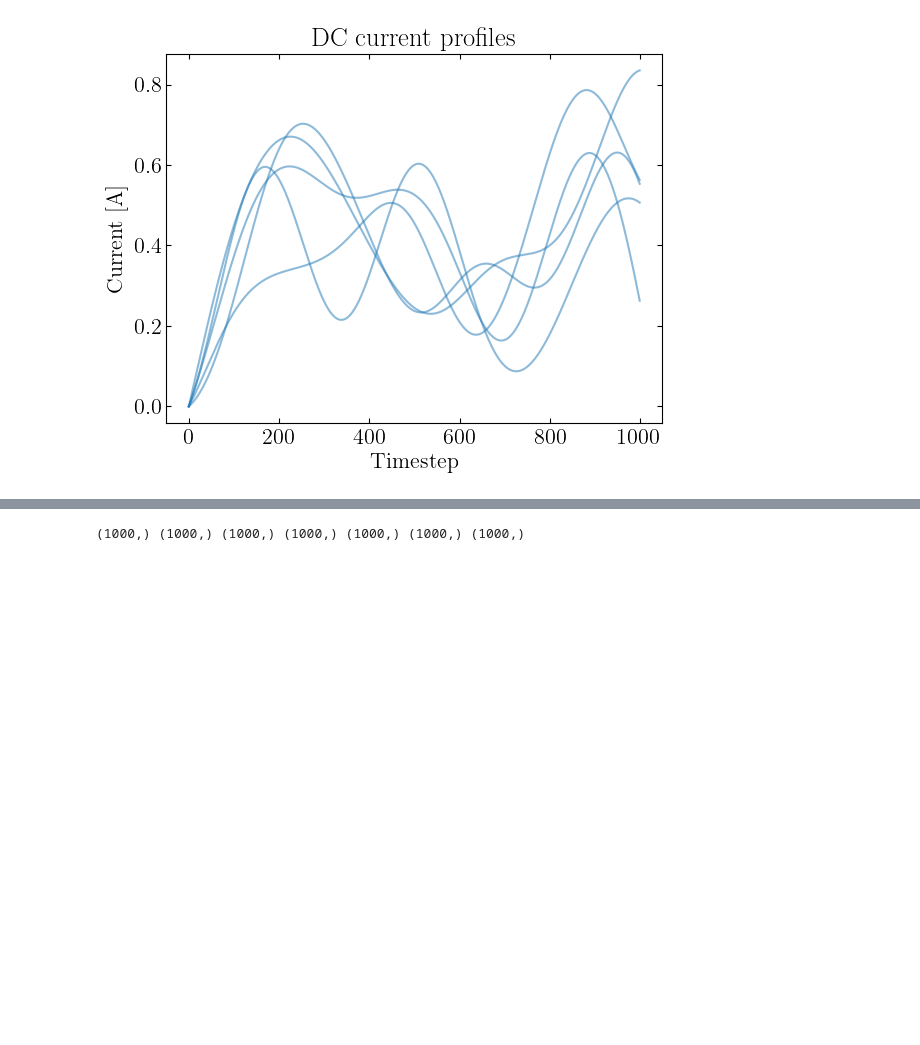
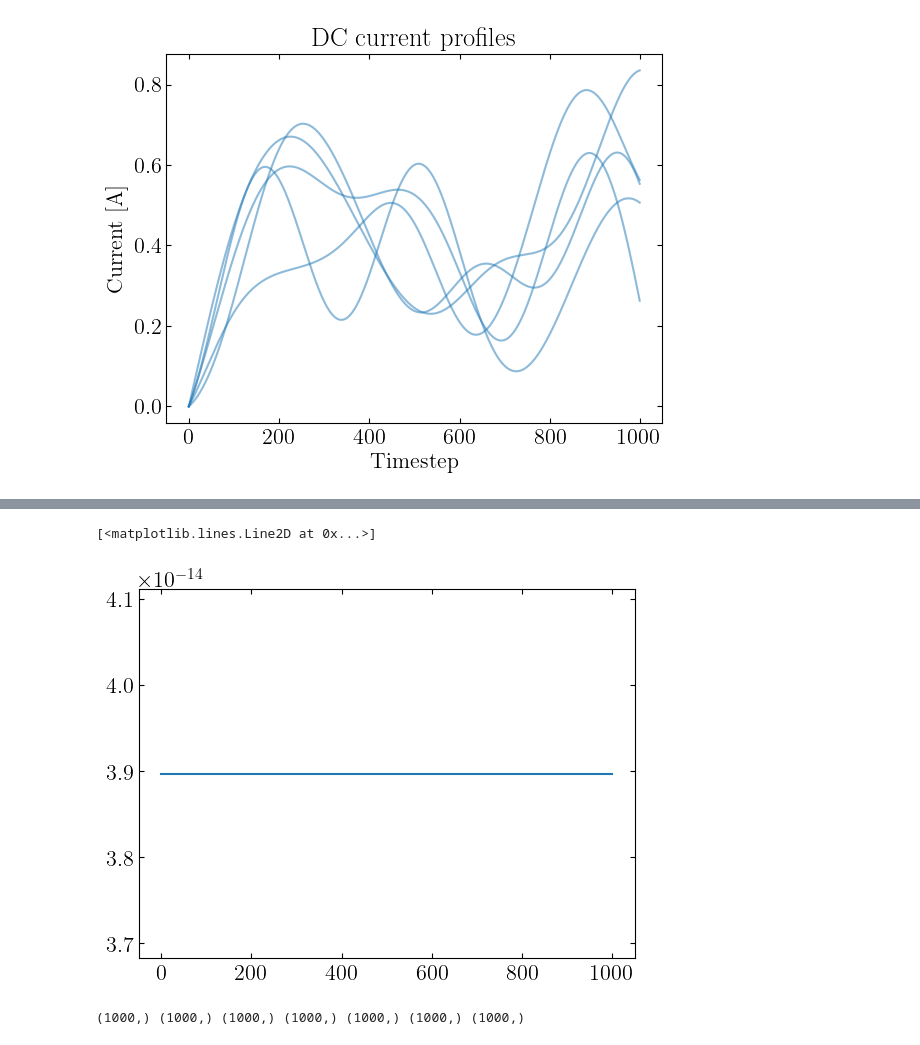
Before and after one commit to j-haralds/MSc_thesis, a Jupyter notebook: program/1_BasicEulerNN/JH_Gibbs.ipynb, the cells around one changed output, grey strips where cells are left out. Cells and saved outputs as stored; diff of their text form; code cells hidden in the pictures; blank space fills up the shorter version.

```diff
--- a/program/1_BasicEulerNN/JH_Gibbs.ipynb
+++ b/program/1_BasicEulerNN/JH_Gibbs.ipynb
@@ -68,3 +72,8 @@ plt.plot(sol.observe(model.variables['X-averaged negative particle flux [mol.m-2
+# %%
+plt.plot(sol.observe(model.variables['X-averaged negative particle effective diffusivity [m2.s-1]'])(t)[-1,:])
+# %% [output]
+[<matplotlib.lines.Line2D at 0x...>]
+[figure, added]
 # %%
 sol, mod, params = sim_PyBaMM.simulate_DC(0.5)
 def load_data(path):
```
Also changed, not shown: parts of 1 cell of this notebook.
